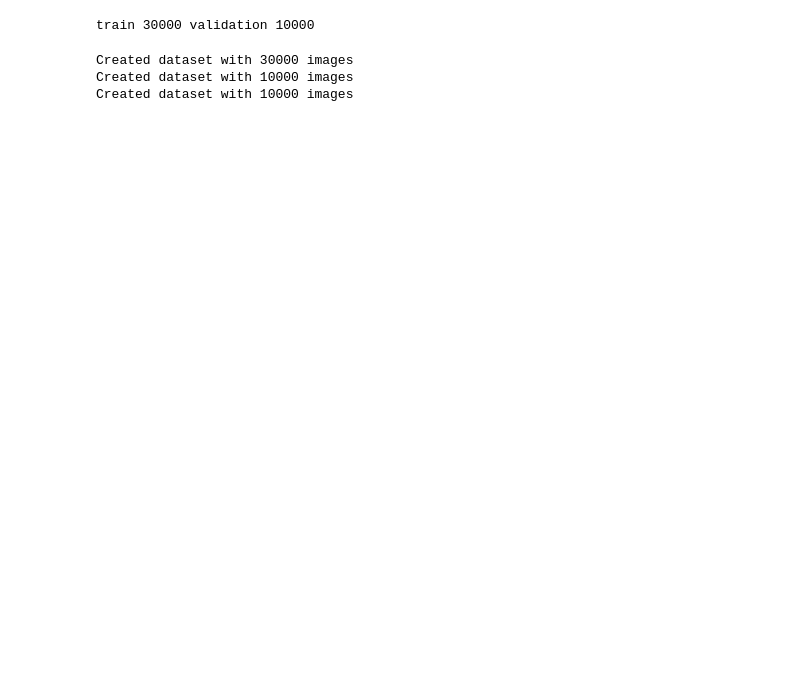
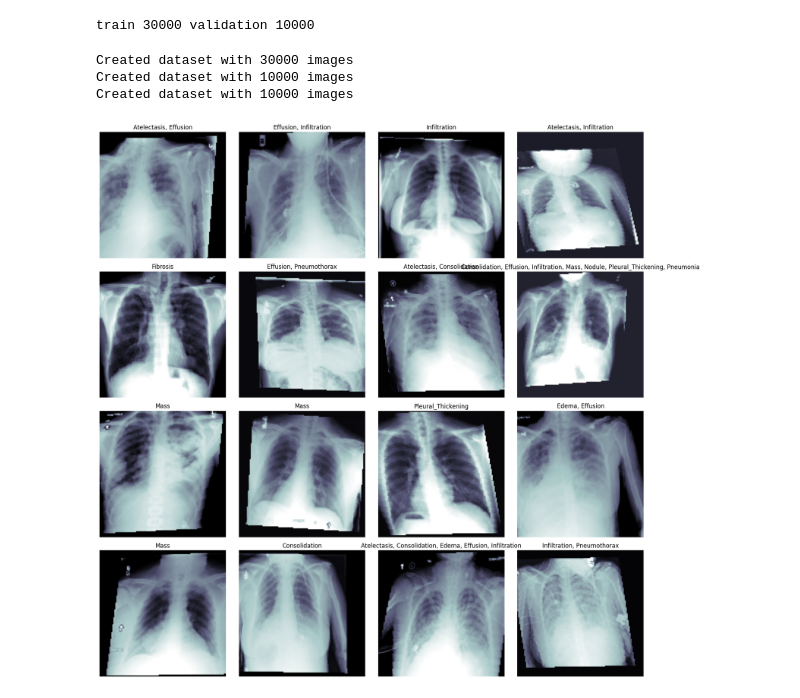
Before and after one commit to ENamja/chestXRay, a Jupyter notebook: simpleCNN.ipynb, the cells around one changed output. Drawn from its saved outputs; the diff is of its cells as text; code cells hidden in the pictures; blank space fills up the shorter version.

Commit message:
Add random transformations to images and display

```diff
--- a/simpleCNN.ipynb
+++ b/simpleCNN.ipynb
@@ -128,11 +128,13 @@ img_transformer = transforms.Compose([
         degrees=5, # Randomly shift by up to 5 degrees
         translate=(0.1, 0.05), # Shift horizontally by 0.1, vertically by 0.05
         shear=10,
-        scale=(1.0-0.15, 1.0+0.15),
+        scale=(.85, 1.15),
         fill=0
     ),
     StandardizePerImage() # Call the above defined class to standardize each image
 ])
+
+# dataset = datasets.ImageFolder
 # %%
 # Tensorflow Keras Version
 # -----------
@@ -262,3 +264,24 @@ test_X, test_Y = next(iter(valid_loader))
 Created dataset with 30000 images
 Created dataset with 10000 images
 Created dataset with 10000 images
+# %%
+t_x, t_y = next(iter(train_gen))
+fig, m_axs = plt.subplots(4, 4, figsize = (16, 16))
+for (c_x, c_y, c_ax) in zip(t_x, t_y, m_axs.flatten()):
+
+    c_x_np = c_x.numpy().transpose(1, 2, 0)  # Convert to [height, width, channels]
+
+    # If it's a single channel image
+    if c_x_np.shape[2] == 1:
+        c_ax.imshow(c_x_np[:,:,0], cmap = 'bone', vmin = -1.5, vmax = 1.5)
+    else:
+        c_ax.imshow(c_x_np, cmap = 'bone', vmin = -1.5, vmax = 1.5)
+
+    c_ax.set_title(', '.join([n_class for n_class, n_score in zip(all_labels, c_y)
+                             if n_score>0.5]))
+    c_ax.axis('off')
+
+plt.tight_layout()
+plt.show()
+# %% [output]
+[figure, added]
```
Also changed, not shown: parts of 4 cells of this notebook.
